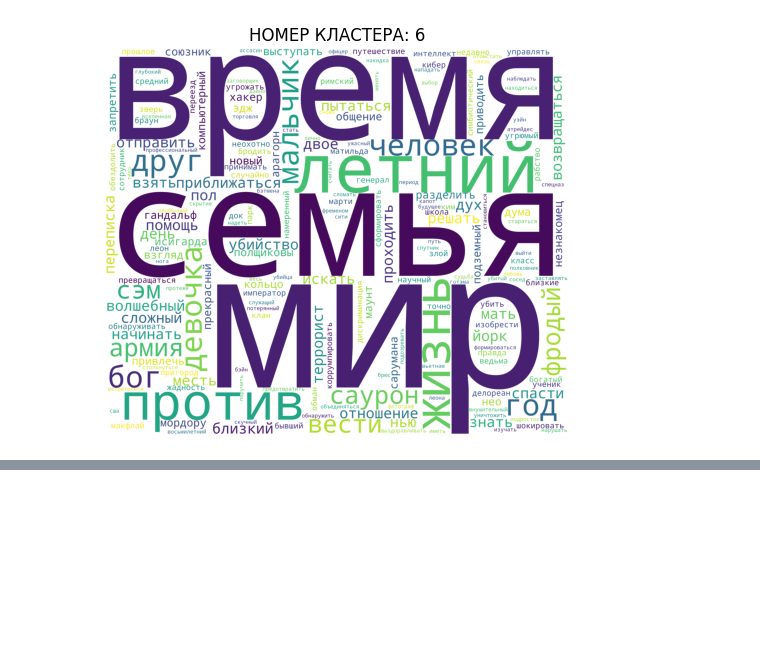
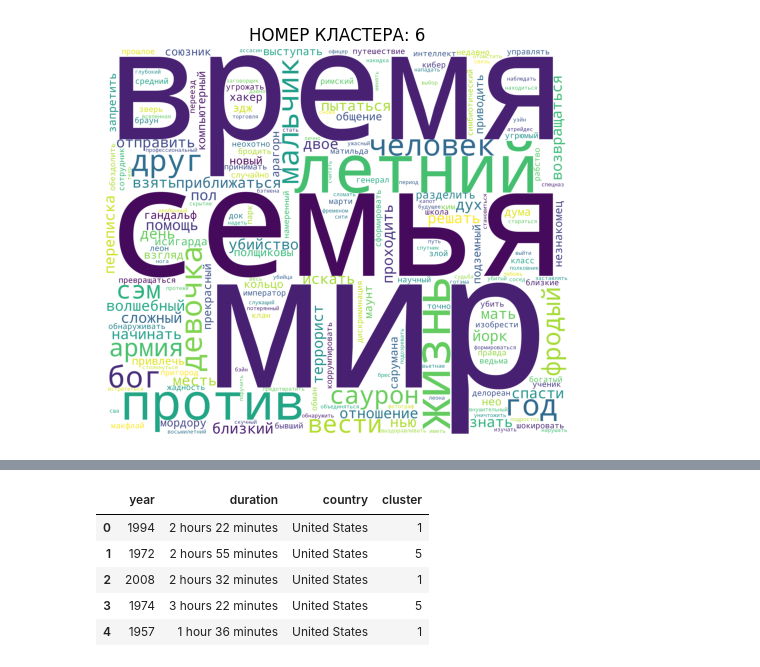
Before and after one commit to mewkfeli/MachineLearning, a Jupyter notebook: second_semestr/Parsers/clustering_text.ipynb, the cells around one changed output, grey strips where cells are left out. Drawn from its saved outputs; the diff is of its cells as text; code cells hidden in the pictures; blank space fills up the shorter version.

```diff
--- a/second_semestr/Parsers/clustering_text.ipynb
+++ b/second_semestr/Parsers/clustering_text.ipynb
@@ -442,0 +422,9 @@ for i in sorted(df['cluster'].unique()):
+# %%
+X.head()
+# %% [output]
+|  | year | duration | country | cluster |
+| 0 | 1994 | 2 hours 22 minutes | United States | 1 |
+| 1 | 1972 | 2 hours 55 minutes | United States | 5 |
+| 2 | 2008 | 2 hours 32 minutes | United States | 1 |
+| 3 | 1974 | 3 hours 22 minutes | United States | 5 |
+| 4 | 1957 | 1 hour 36 minutes | United States | 1 |
```
Also changed, not shown: parts of 50 cells of this notebook.
